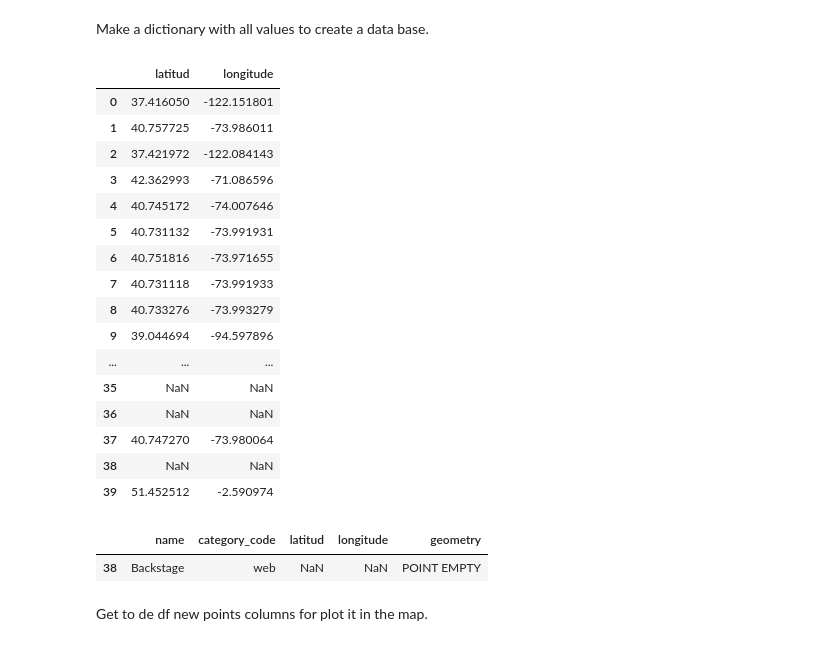
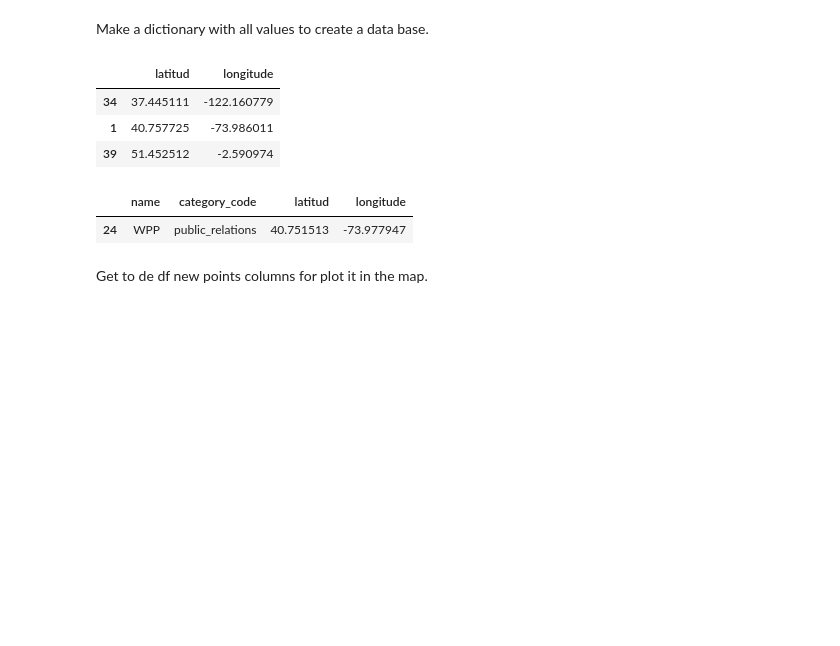
Before and after one commit to imalanz/RockAI_Studio, a Jupyter notebook: Analisis.ipynb, the cells around one changed output. Saved outputs shown, nothing was run; the diff lists cells and outputs as text; code cells hidden in the pictures; blank space fills up the shorter version.

```diff
--- a/Analisis.ipynb
+++ b/Analisis.ipynb
@@ -186,5 +189,5 @@ len(startups)
 # %%
-startups = startupsdf ("New York", 1000000)
+startups = startups_cooord ("New York", 1000000)
 startups
 # %% [output]
 [{'name': 'Facebook',
@@ -253,24 +256,11 @@ def coord_df (lats, longs):
 # %%
 df = coord_df (startups_lat, startups_long)
 # %%
-df
+df.sample(3)
 # %% [output]
 |  | latitud | longitude |
-| 0 | 37.416050 | -122.151801 |
+| 34 | 37.445111 | -122.160779 |
 | 1 | 40.757725 | -73.986011 |
-| 2 | 37.421972 | -122.084143 |
-| 3 | 42.362993 | -71.086596 |
-| 4 | 40.745172 | -74.007646 |
-| 5 | 40.731132 | -73.991931 |
-| 6 | 40.751816 | -73.971655 |
-| 7 | 40.731118 | -73.991933 |
-| 8 | 40.733276 | -73.993279 |
-| 9 | 39.044694 | -94.597896 |
-| ... | ... | ... |
-| 35 | NaN | NaN |
-| 36 | NaN | NaN |
-| 37 | 40.747270 | -73.980064 |
-| 38 | NaN | NaN |
 | 39 | 51.452512 | -2.590974 |
 # %%
 # concat the 2 df.
@@ -282,8 +272,8 @@ startups = concat_axis1 (start_names, df)
 # %%
 startups.sample()
 # %% [output]
-|  | name | category_code | latitud | longitude | geometry |
-| 38 | Backstage | web | NaN | NaN | POINT EMPTY |
+|  | name | category_code | latitud | longitude |
+| 24 | WPP | public_relations | 40.751513 | -73.977947 |
 # %% [markdown]
 Get to de df new points columns for plot it in the map.
 # %% [markdown]
```
Also changed, not shown: parts of 25 cells of this notebook, 3 other files.
